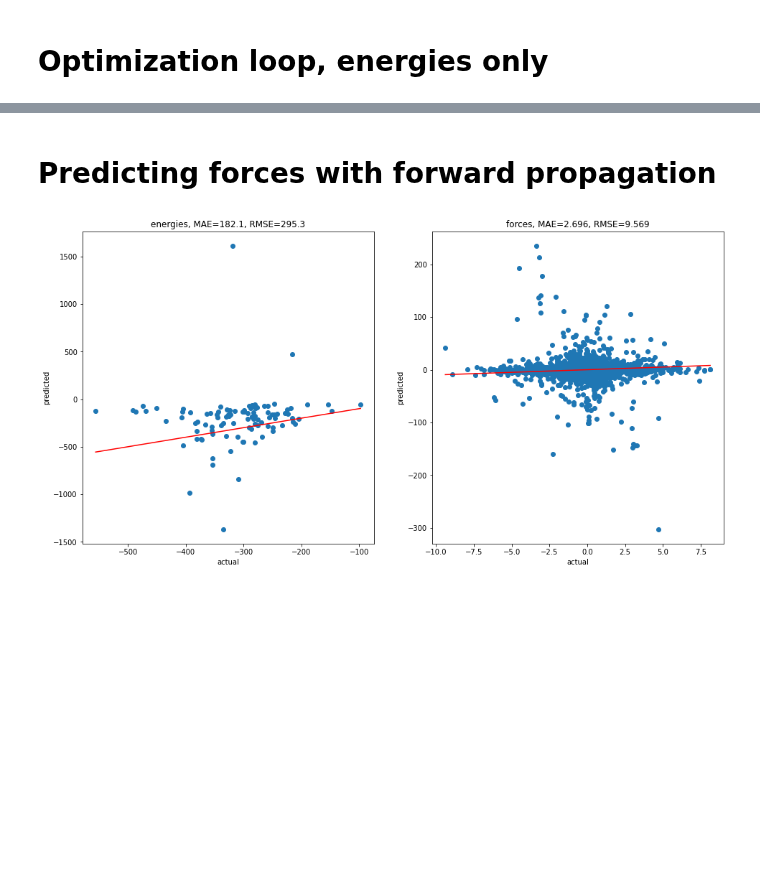
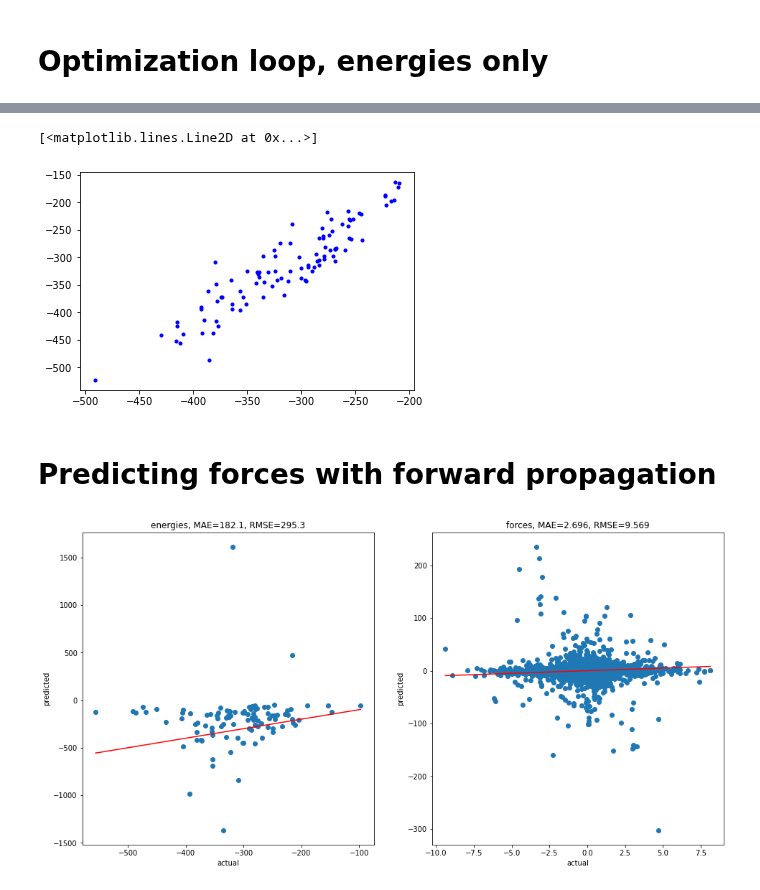
Before and after one commit to Luthaf/alchemical-learning, a Jupyter notebook: HEAs-multi-body-order.ipynb, the cells around one changed output, grey strips where cells are left out. Drawn from its saved outputs; the diff is of its cells as text; code cells hidden in the pictures; blank space fills up the shorter version.

```diff
--- a/HEAs-multi-body-order.ipynb
+++ b/HEAs-multi-body-order.ipynb
@@ -20,8 +23,8 @@ from utils.soap import PowerSpectrum, CompositionFeatures
 
 torch.set_default_dtype(torch.float64)
 # %%
-n_test = 10
-n_train = 20
+n_test = 100
+n_train = 200
 
 frames = ase.io.read("data/data_shuffle.xyz", f":{n_test + n_train}")
 
@@ -175,7 +178,6 @@ class CombinedPowerSpectrum(torch.nn.Module):
 class MultiBodyOrderModel(torch.nn.Module):
     def __init__(
         self,
-        combiner,
         composition,
         power_spectrum,
         composition_regularizer,
@@ -229,8 +231,7 @@ class MultiBodyOrderModel(torch.nn.Module):
             if radial_spectrum is not None:
                 radial_spectrum = remove_gradient(radial_spectrum)
 
-        combined = self.combiner(spherical_expansion)
-        power_spectrum = self.power_spectrum(combined)
+        power_spectrum = self.power_spectrum(spherical_expansion)
         power_spectrum_per_structure = self.sum_structure(power_spectrum)
 
         radial_spectrum_per_structure = self.sum_structure(radial_spectrum)
@@ -244,6 +245,7 @@ class MultiBodyOrderModel(torch.nn.Module):
                 forces += forces_rs
 
         if self.composition_model is not None:
+            energies*=0
             energies_cmp, _ = self.composition_model(self.composition(frames))
             energies += energies_cmp
 
@@ -294,7 +296,6 @@ LINALG_REGULARIZER_ENERGIES = 1e-2
 LINALG_REGULARIZER_FORCES = 1e-1
 
 model = MultiBodyOrderModel(
-    combiner = combiner,
     composition = composition,
     power_spectrum=power_spectrum,
     composition_regularizer=[1e-10],
@@ -396,3 +397,8 @@ TypeError: 'tuple' object is not callable
+# %%
+plt.plot(predicted, reference, 'b.')
+# %% [output]
+[<matplotlib.lines.Line2D at 0x...>]
+[figure, added]
 # %% [markdown]
 # Predicting forces with forward propagation
 # %%
```
Also changed, not shown: parts of 4 cells of this notebook, 1 other file.
